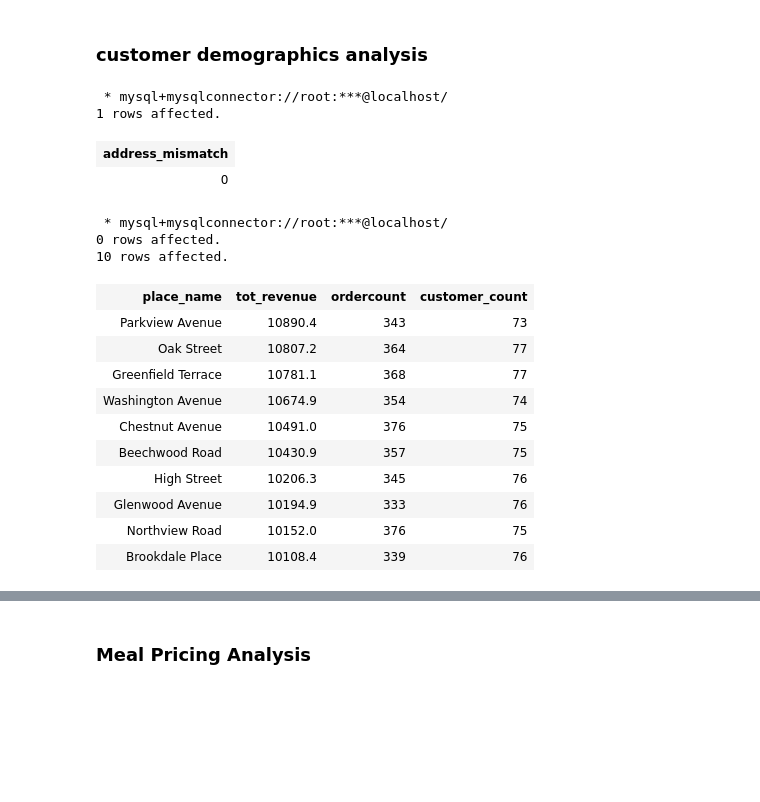
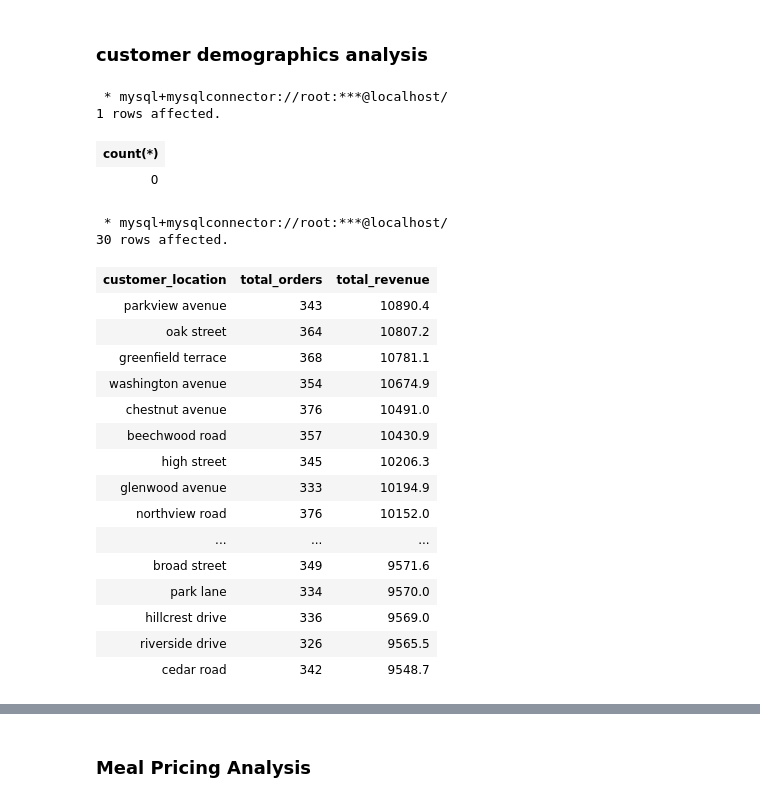
Before and after one commit to mragnostic/foodhunter-data-solutions, a Jupyter notebook: revenue drop analysis.ipynb, the cells around one changed output, grey strips where cells are left out. Cells and saved outputs as stored; diff of their text form; code cells hidden in the pictures; blank space fills up the shorter version.

```diff
--- a/revenue drop analysis.ipynb
+++ b/revenue drop analysis.ipynb
@@ -1018,54 +995,45 @@ foodhunter_reports.deaditems_for_four_months;
 ### <b> customer demographics analysis</b>
 # %%
 %%sql
-#checking for mismatches in addresses
-select
-count(*) address_mismatch
+# Checking for SCD (conflicts in customer address between old and new records)
+select count(*)
 from foodhunter.orders o
-join foodhunter.customers c on o.customer_id = c.customer_id
+right join foodhunter.customers c on o.customer_id = c.customer_id
 where o.delivery_address <> c.address;
 # %% [output]
  * mysql+mysqlconnector://root:***@localhost/
 1 rows affected.
-| address_mismatch |
+| count(*) |
 | 0 |
 # %%
 %%sql
-#top 10 -performing customer locations
-create or replace view foodhunter_reports.top_10_bestperforming_loc as
+#ordercount & revenue based on customer_location
 select
-place_name,
-round(sum(final_price), 2) as tot_revenue,
-count(distinct order_id) as ordercount,
-count(distinct customer_id) as customer_count
+address_ as customer_location,
+count(distinct order_id) as total_orders,
+round(sum(final_price),2) as total_revenue
 from
-  (select
-     o.order_id,
-     o.final_price,
-     c.customer_id, c.address,
-     substring(c.address, instr(c.address, ' '), length(c.address)) as place_name
-   from foodhunter.orders o
-   inner join foodhunter.customers c on o.customer_id = c.customer_id) q1
-group by place_name
-order by tot_revenue desc, ordercount desc, customer_count desc, place_name asc
-limit 10;
-
-select
-*
-from
-foodhunter_reports.top_10_bestperforming_loc;
+(select customer_id, lower(trim(regexp_replace(address, '[0-9]', ''))) as address_ from foodhunter.customers) c
+join orders o using(customer_id)
+group by c.address_
+order by total_revenue desc, total_orders desc
+limit 30;
 # %% [output]
  * mysql+mysqlconnector://root:***@localhost/
-0 rows affected.
-10 rows affected.
+30 rows affected.
-| place_name | tot_revenue | ordercount | customer_count |
-| Parkview Avenue | 10890.4 | 343 | 73 |
-| Oak Street | 10807.2 | 364 | 77 |
-| Greenfield Terrace | 10781.1 | 368 | 77 |
-| Washington Avenue | 10674.9 | 354 | 74 |
-| Chestnut Avenue | 10491.0 | 376 | 75 |
-| Beechwood Road | 10430.9 | 357 | 75 |
-| High Street | 10206.3 | 345 | 76 |
-| Glenwood Avenue | 10194.9 | 333 | 76 |
-| Northview Road | 10152.0 | 376 | 75 |
-| Brookdale Place | 10108.4 | 339 | 76 |
+| customer_location | total_orders | total_revenue |
+| parkview avenue | 343 | 10890.4 |
+| oak street | 364 | 10807.2 |
+| greenfield terrace | 368 | 10781.1 |
+| washington avenue | 354 | 10674.9 |
+| chestnut avenue | 376 | 10491.0 |
+| beechwood road | 357 | 10430.9 |
+| high street | 345 | 10206.3 |
+| glenwood avenue | 333 | 10194.9 |
+| northview road | 376 | 10152.0 |
+| ... | ... | ... |
+| broad street | 349 | 9571.6 |
+| park lane | 334 | 9570.0 |
+| hillcrest drive | 336 | 9569.0 |
+| riverside drive | 326 | 9565.5 |
+| cedar road | 342 | 9548.7 |
```
Also changed, not shown: parts of 14 cells of this notebook.
